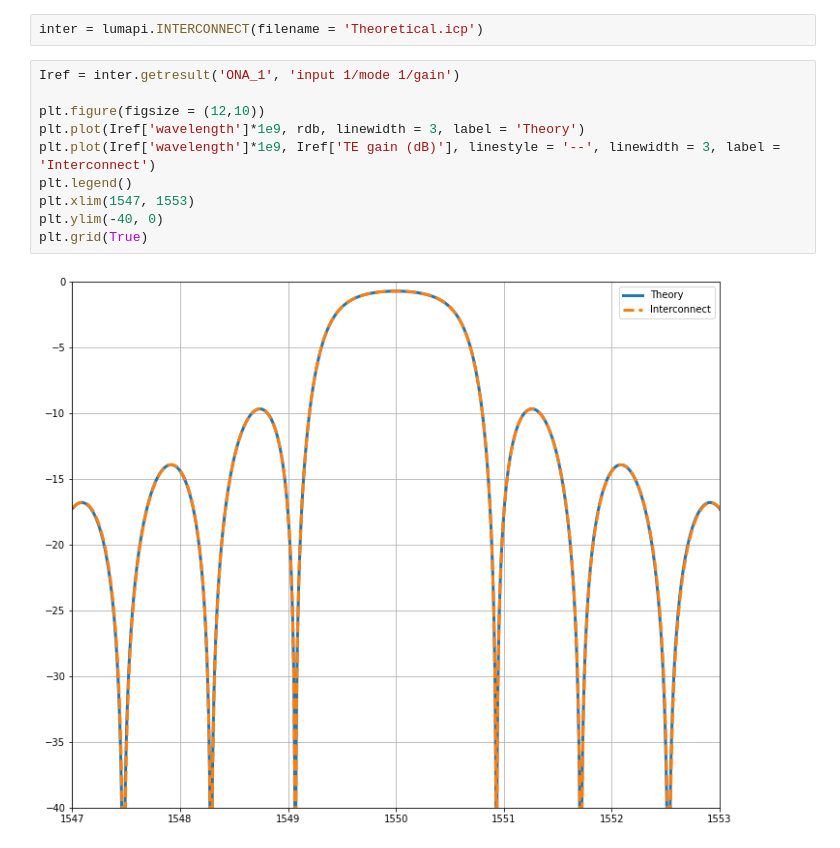
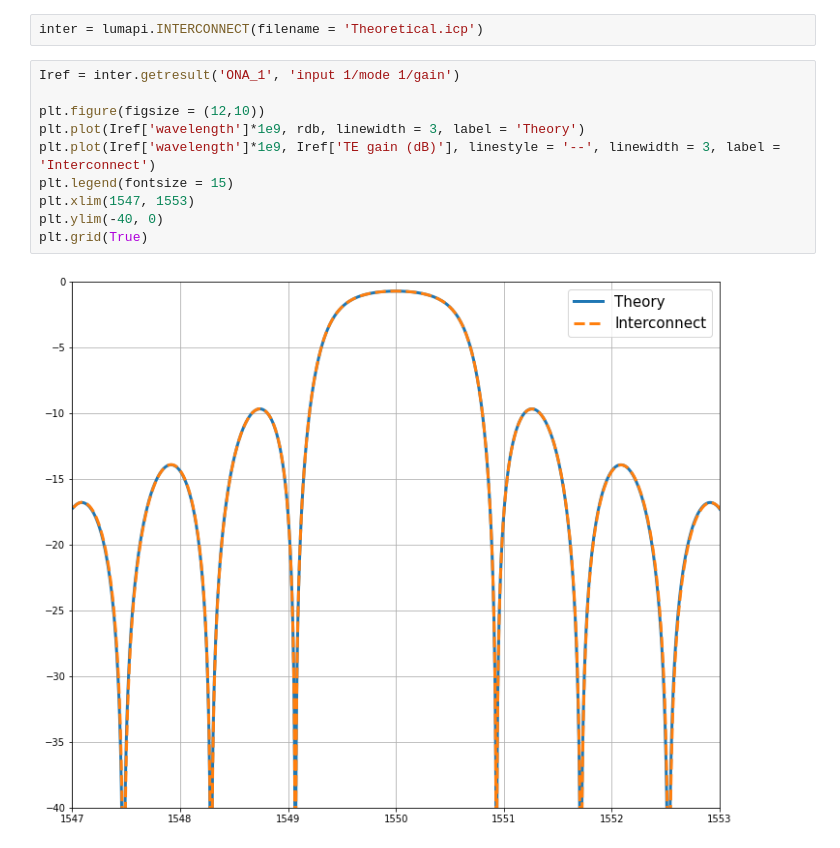
Before and after one commit to AndreyPaiva/Photonics, a Jupyter notebook: Braggs Grating/simulation/python/Theoretical calculations.ipynb, the cells around one changed output. Drawn from its saved outputs; the diff is of its cells as text.

```diff
--- a/Braggs Grating/simulation/python/Theoretical calculations.ipynb
+++ b/Braggs Grating/simulation/python/Theoretical calculations.ipynb
@@ -84,12 +84,12 @@ inter = lumapi.INTERCONNECT(filename = 'Theoretical.icp')
 # %%
 Iref = inter.getresult('ONA_1', 'input 1/mode 1/gain')
 
 plt.figure(figsize = (12,10))
 plt.plot(Iref['wavelength']*1e9, rdb, linewidth = 3, label = 'Theory')
 plt.plot(Iref['wavelength']*1e9, Iref['TE gain (dB)'], linestyle = '--', linewidth = 3, label = 'Interconnect')
-plt.legend()
+plt.legend(fontsize = 15)
 plt.xlim(1547, 1553)
 plt.ylim(-40, 0)
 plt.grid(True)
 # %% [output]
-[figure, old version]
+[figure, new version]
```
Also changed, not shown: parts of 2 cells of this notebook, 2 other files.
